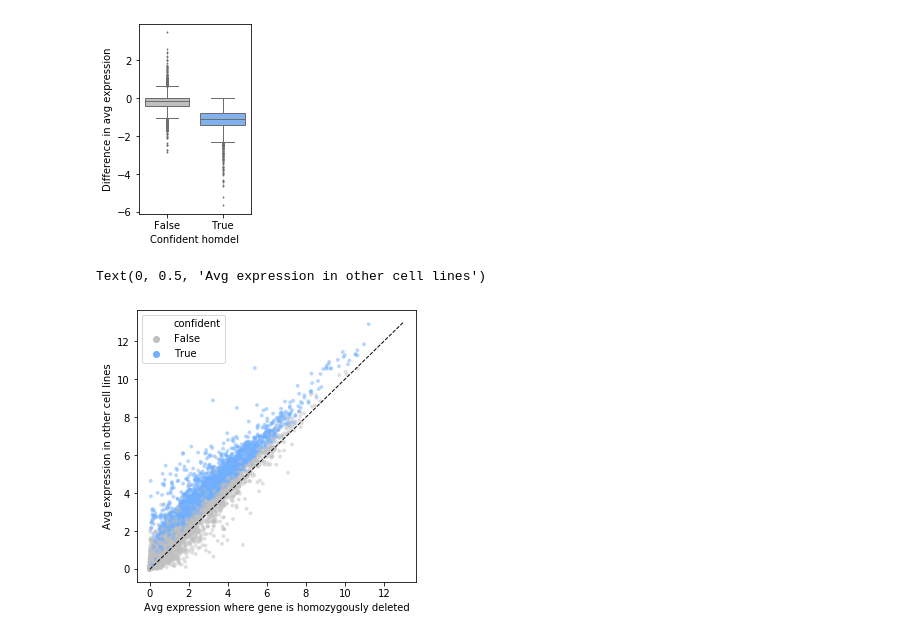
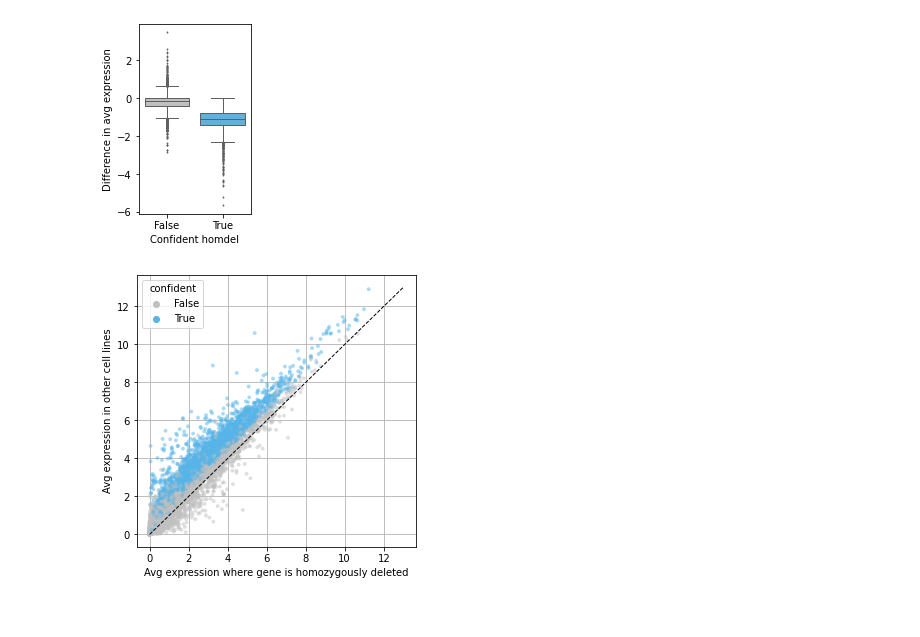
Before and after one commit to DeKegel/paralog_SL_prediction, a Jupyter notebook: 1_data_processing/03_process_copy_number.ipynb, the cells around one changed output. Saved outputs shown, nothing was run; the diff lists cells and outputs as text; code cells hidden in the pictures.

```diff
--- a/1_data_processing/03_process_copy_number.ipynb
+++ b/1_data_processing/03_process_copy_number.ipynb
@@ -164,10 +171,10 @@ Text(0.5, 0, 'Confident homdel')
 # %%
 # Other expr should be > homdel expr
 f, ax = plt.subplots(1, 1, figsize=(5,5))
 sns.scatterplot(x='del_expr', y='other_expr', data=tested_hds.drop(columns=['depMapID']).drop_duplicates(),
-                hue='confident', ax=ax, linewidth=0, alpha=0.5, s=15, palette=['silver', '#70AFFF'])
+                hue='confident', ax=ax, linewidth=0, alpha=0.5, s=15, palette=['silver', '#56b4e9'], zorder=2)
 ax.plot([0, 13], [0, 13], linestyle='--', color='black', lw=1)
 ax.set_xlabel('Avg expression where gene is homozygously deleted'); ax.set_ylabel('Avg expression in other cell lines')
+ax.grid()
 # %% [output]
-Text(0, 0.5, 'Avg expression in other cell lines')
-[figure, old version]
+[figure, new version]
```
Also changed, not shown: parts of 10 cells of this notebook, 2 other files.
